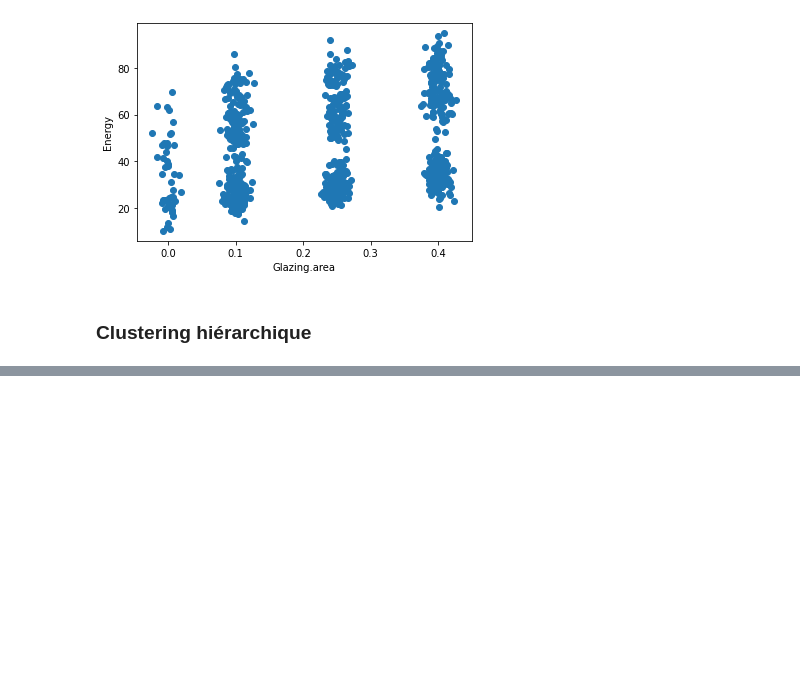
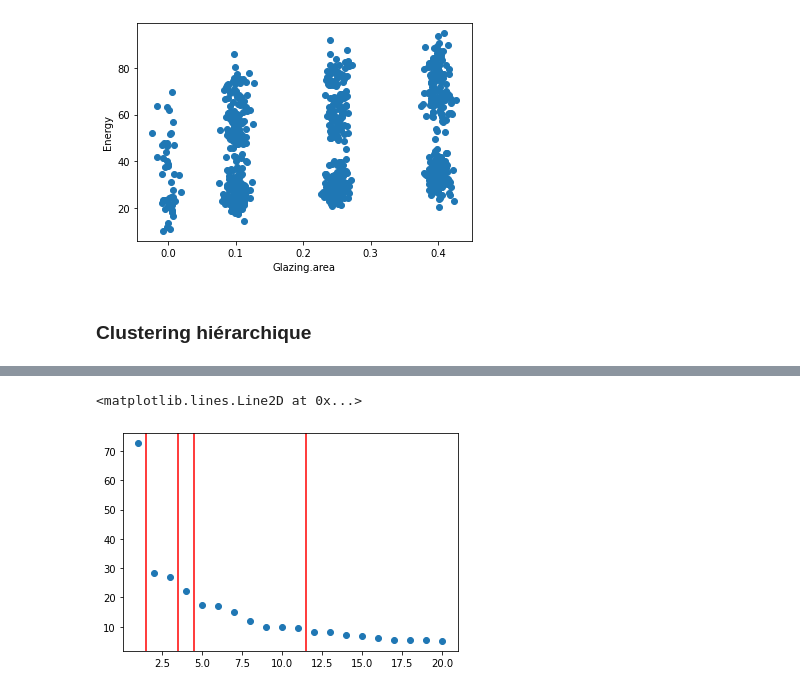
Before and after one commit to quentinthuet/buildings_energy_consumption, a Jupyter notebook: Project.ipynb, the cells around one changed output, grey strips where cells are left out. Saved outputs shown, nothing was run; the diff lists cells and outputs as text; code cells hidden in the pictures; blank space fills up the shorter version.

```diff
--- a/Project.ipynb
+++ b/Project.ipynb
@@ -153,3 +158,18 @@ plt.show()
+# %%
+heights = np.array([])
+for x,y,z,t in dend_output['dcoord'][:]:
+    if y > 5:
+        heights = np.append(heights,y)
+heights[::-1].sort()
+heights = heights[:20]
+plt.plot(np.linspace(1,len(heights),len(heights)),heights,'o')
+plt.axvline(1.5,color='r')
+plt.axvline(3.5,color='r')
+plt.axvline(4.5,color='r')
+plt.axvline(11.5,color='r')
+# %% [output]
+<matplotlib.lines.Line2D at 0x...>
+[figure, added]
 # %%
 cluster2 = AgglomerativeClustering(n_clusters=2, affinity='euclidean', linkage='ward')
 cluster2.fit_predict(data_sc)
```
Also changed, not shown: parts of 12 cells of this notebook.
